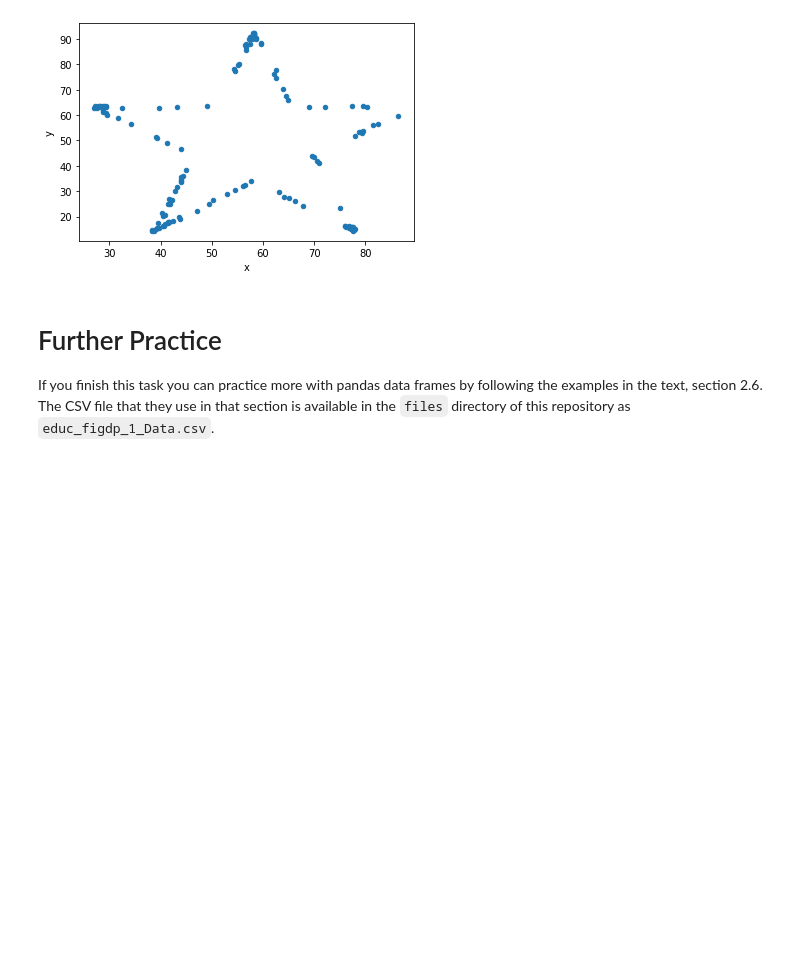
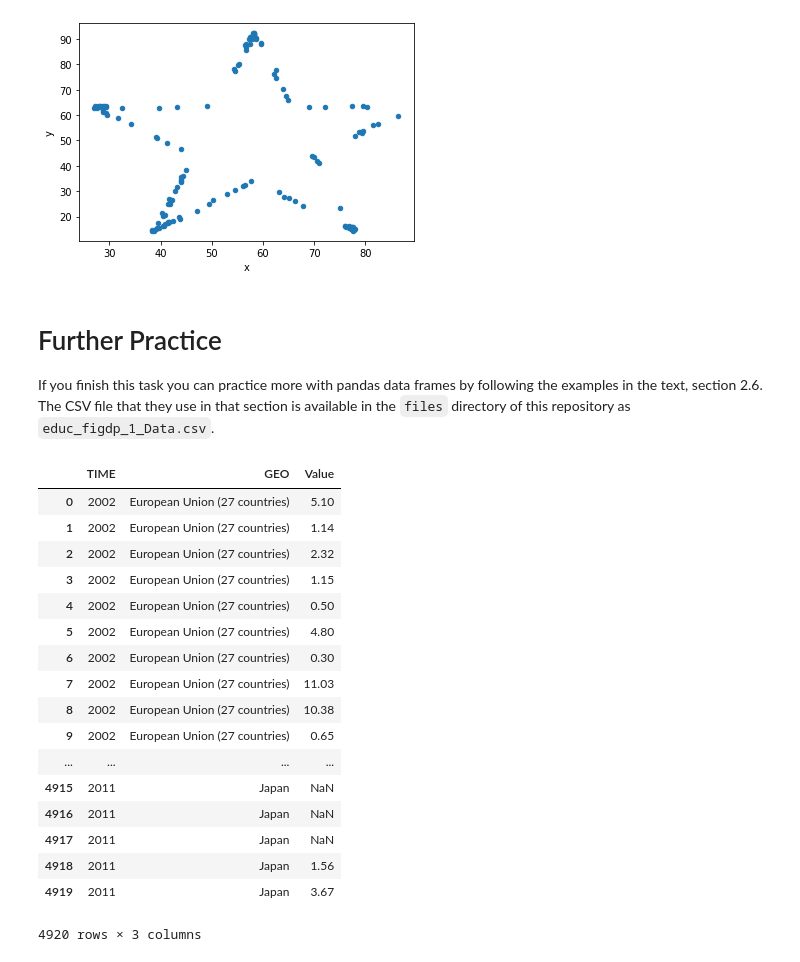
Before and after one commit to BinaryPogs/COMP257-Exercises, a Jupyter notebook: COMP257 Week 2.ipynb, the cells around one changed output. Saved outputs shown, nothing was run; the diff lists cells and outputs as text; code cells hidden in the pictures; blank space fills up the shorter version.

```diff
--- a/COMP257 Week 2.ipynb
+++ b/COMP257 Week 2.ipynb
@@ -195,0 +195,26 @@ edufile = 'files/educ_figdp_1_Data.csv'
+# %%
+import pandas as pd
+import numpy as np
+edu = pd.read_csv('educ_figdp_1_Data.csv',
+                  na_values = ':',
+                  usecols = ['TIME','GEO','Value'])
+edu
+# %% [output]
+|  | TIME | GEO | Value |
+| 0 | 2002 | European Union (27 countries) | 5.10 |
+| 1 | 2002 | European Union (27 countries) | 1.14 |
+| 2 | 2002 | European Union (27 countries) | 2.32 |
+| 3 | 2002 | European Union (27 countries) | 1.15 |
+| 4 | 2002 | European Union (27 countries) | 0.50 |
+| 5 | 2002 | European Union (27 countries) | 4.80 |
+| 6 | 2002 | European Union (27 countries) | 0.30 |
+| 7 | 2002 | European Union (27 countries) | 11.03 |
+| 8 | 2002 | European Union (27 countries) | 10.38 |
+| 9 | 2002 | European Union (27 countries) | 0.65 |
+| ... | ... | ... | ... |
+| 4915 | 2011 | Japan | NaN |
+| 4916 | 2011 | Japan | NaN |
+| 4917 | 2011 | Japan | NaN |
+| 4918 | 2011 | Japan | 1.56 |
+| 4919 | 2011 | Japan | 3.67 |
+4920 rows × 3 columns
```
Also changed, not shown: parts of 27 cells of this notebook.
